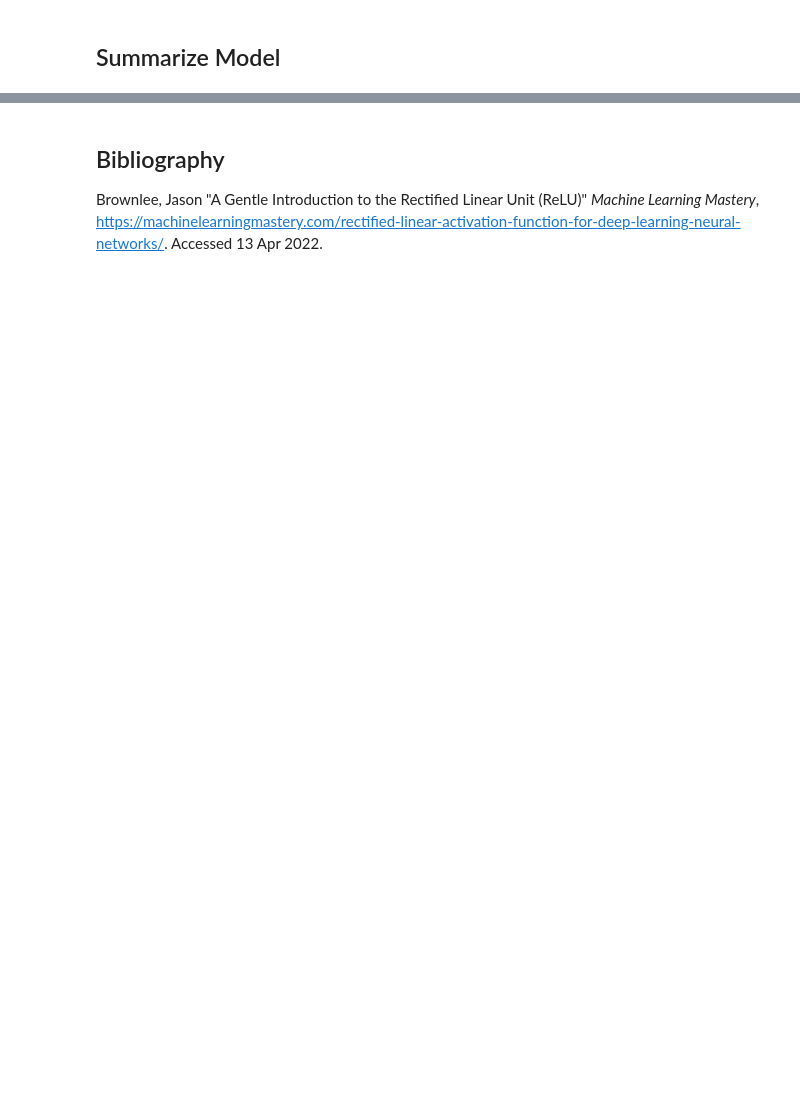
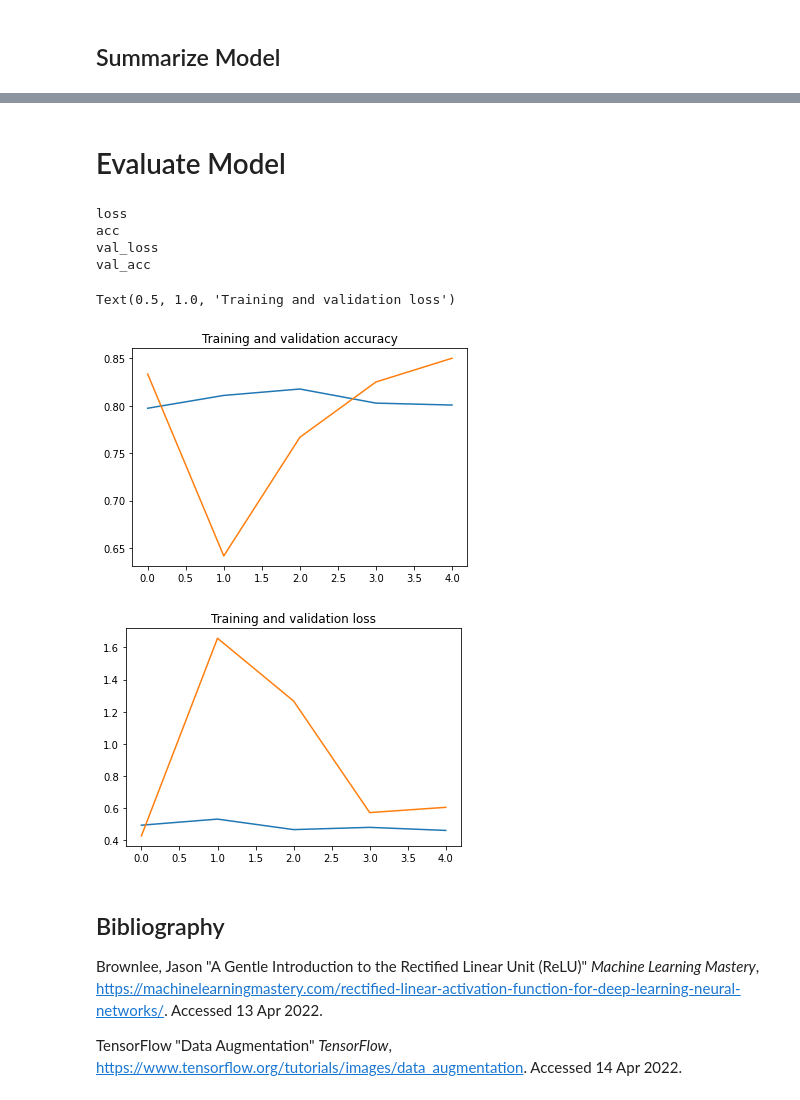
Before and after one commit to dansjack/ad-470-group2, a Jupyter notebook: coyote_or_dog.ipynb, the cells around one changed output, grey strips where cells are left out. Saved outputs shown, nothing was run; the diff lists cells and outputs as text; code cells hidden in the pictures; blank space fills up the shorter version.

Commit message:
feat(coyote_or_dog.ipynb): add model training and validation

```diff
--- a/coyote_or_dog.ipynb
+++ b/coyote_or_dog.ipynb
@@ -181,5 +179,5 @@ model.summary()
 
 # move this to training section
 model.compile(loss='binary_crossentropy',
-              optimizer=RMSprop(lr=0.001),
+              optimizer=RMSprop(learning_rate=0.001),
               metrics=['acc'])
@@ -185,0 +242,12 @@ model.compile(loss='binary_crossentropy',
+# %%
+steps_per_epoch = 1480//10
+
+validation_steps = 368//30 # if you have validation data
+
+history = model.fit_generator(
+      train_generator,
+      steps_per_epoch=steps_per_epoch,
+      epochs=5,
+      validation_data=validation_generator,
+      validation_steps=validation_steps,
+      verbose=2)
@@ -186,3 +265,39 @@ model.compile(loss='binary_crossentropy',
+# %% [markdown]
+# Evaluate Model
+# %%
+
+# get training metrics
+acc = history.history['acc']
+loss = history.history['loss']
+
+# get validation metrics
+val_acc = history.history['val_acc']
+val_loss = history.history['val_loss']
+
+# get epoch count
+epochs = range(len(acc))
+
+# plot training and validation accuracy
+plt.plot(epochs, acc)
+plt.plot(epochs, val_acc)
+plt.title('Training and validation accuracy')
+
+plt.figure()
+
+# plot training and validation loss
+plt.plot(epochs, loss)
+plt.plot(epochs, val_loss)
+plt.title('Training and validation loss')
+# %% [output]
+loss
+acc
+val_loss
+val_acc
+Text(0.5, 1.0, 'Training and validation loss')
+[figure, added]
+[figure, added]
 # %% [markdown]
 ## Bibliography
 Brownlee, Jason "A Gentle Introduction to the Rectified Linear Unit (ReLU)" *Machine Learning Mastery*, https://machinelearningmastery.com/rectified-linear-activation-function-for-deep-learning-neural-networks/. Accessed 13 Apr 2022.
+
+TensorFlow "Data Augmentation" *TensorFlow*, https://www.tensorflow.org/tutorials/images/data_augmentation. Accessed 14 Apr 2022.
```
Also changed, not shown: parts of 10 cells of this notebook.
